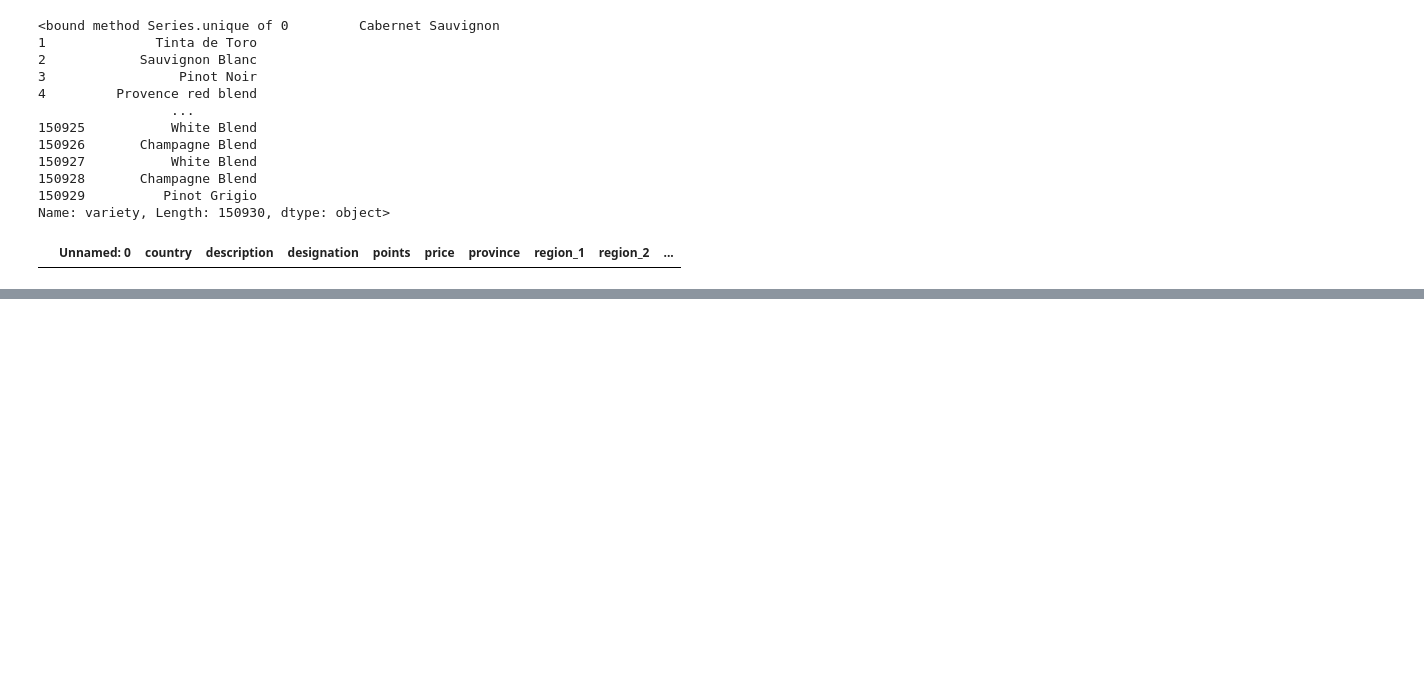
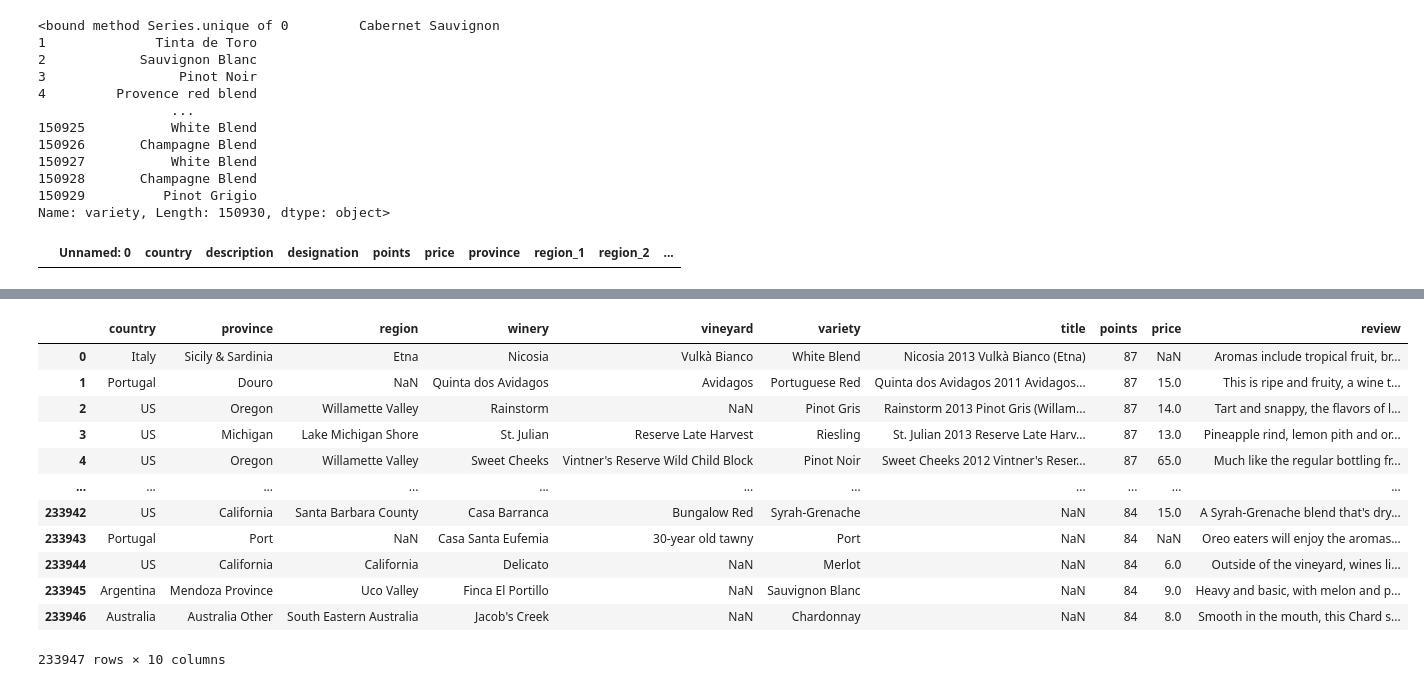
Before and after one commit to ginarasillo/ETL-project-epsilon, a Jupyter notebook: Bere/ETL.ipynb, the cells around one changed output, grey strips where cells are left out. Cells and saved outputs as stored; diff of their text form; code cells hidden in the pictures; blank space fills up the shorter version.

```diff
--- a/Bere/ETL.ipynb
+++ b/Bere/ETL.ipynb
@@ -37,0 +65,12 @@ wine_data_data130_df.loc[wine_data_data130_df["variety"]=="Heitz has made this s
+# %%
+# Create a filtered dataframe from specific columns
+premises_cols2= ["country","province","region_1","winery","designation","variety","points","price","description"]
+wine_150_ts= wine_data_data150_df[premises_cols2].copy()
+
+# Rename the column headers
+wine_150_ts=wine_150_ts.rename(columns={"description":"review",
+                                        "designation":"vineyard",
+                                        "region_1":"region"
+                                       })
+
+wine_150_ts
@@ -37,0 +91,19 @@ wine_data_data130_df.loc[wine_data_data130_df["variety"]=="Heitz has made this s
+# %%
+merged_df=wine_130_ts.merge(wine_150_ts, how="outer")
+
+pd.set_option('display.max_columns', None)
+merged_df
+# %% [output]
+|  | country | province | region | winery | vineyard | variety | title | points | price | review |
+| 0 | Italy | Sicily & Sardinia | Etna | Nicosia | Vulkà Bianco | White Blend | Nicosia 2013 Vulkà Bianco (Etna) | 87 | NaN | Aromas include tropical fruit, br... |
+| 1 | Portugal | Douro | NaN | Quinta dos Avidagos | Avidagos | Portuguese Red | Quinta dos Avidagos 2011 Avidagos... | 87 | 15.0 | This is ripe and fruity, a wine t... |
+| 2 | US | Oregon | Willamette Valley | Rainstorm | NaN | Pinot Gris | Rainstorm 2013 Pinot Gris (Willam... | 87 | 14.0 | Tart and snappy, the flavors of l... |
+| 3 | US | Michigan | Lake Michigan Shore | St. Julian | Reserve Late Harvest | Riesling | St. Julian 2013 Reserve Late Harv... | 87 | 13.0 | Pineapple rind, lemon pith and or... |
+| 4 | US | Oregon | Willamette Valley | Sweet Cheeks | Vintner's Reserve Wild Child Block | Pinot Noir | Sweet Cheeks 2012 Vintner's Reser... | 87 | 65.0 | Much like the regular bottling fr... |
+| ... | ... | ... | ... | ... | ... | ... | ... | ... | ... | ... |
+| 233942 | US | California | Santa Barbara County | Casa Barranca | Bungalow Red | Syrah-Grenache | NaN | 84 | 15.0 | A Syrah-Grenache blend that's dry... |
+| 233943 | Portugal | Port | NaN | Casa Santa Eufemia | 30-year old tawny | Port | NaN | 84 | NaN | Oreo eaters will enjoy the aromas... |
+| 233944 | US | California | California | Delicato | NaN | Merlot | NaN | 84 | 6.0 | Outside of the vineyard, wines li... |
+| 233945 | Argentina | Mendoza Province | Uco Valley | Finca El Portillo | NaN | Sauvignon Blanc | NaN | 84 | 9.0 | Heavy and basic, with melon and p... |
+| 233946 | Australia | Australia Other | South Eastern Australia | Jacob's Creek | NaN | Chardonnay | NaN | 84 | 8.0 | Smooth in the mouth, this Chard s... |
+233947 rows × 10 columns
```
Also changed, not shown: parts of 5 cells of this notebook.
